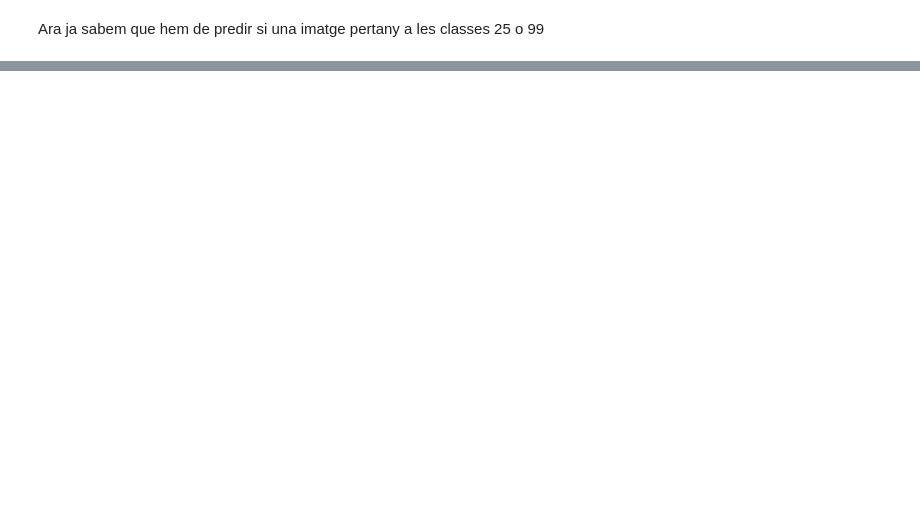
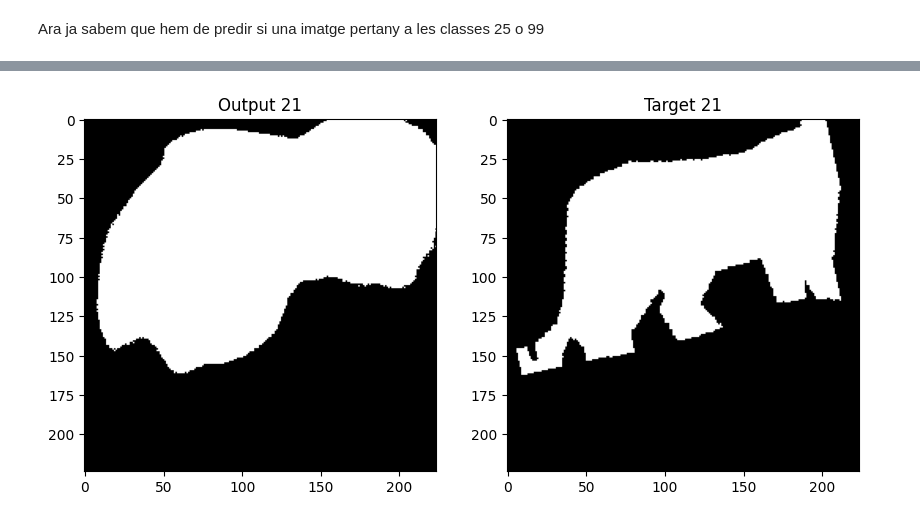
Before and after one commit to enVives/Caltech101, a Jupyter notebook: Caltech101.ipynb, the cells around one changed output, grey strips where cells are left out. Drawn from its saved outputs; the diff is of its cells as text; code cells hidden in the pictures; blank space fills up the shorter version.

```diff
--- a/Caltech101.ipynb
+++ b/Caltech101.ipynb
@@ -704,0 +1031,41 @@ ValueError: unknown is not supported
+# %%
+from IPython.display import clear_output
+
+def visualitza_resultats():
+    test_output_images = test_output.reshape(testing.__len__(), 224, 224)
+    test_target_images = test_target.reshape(testing.__len__(), 224, 224)
+
+    # Set up the figure and axes once
+    fig, axs = plt.subplots(1, 2, figsize=(10, 5))
+
+    # Hide axes for better clarity
+    for ax in axs:
+        ax.axis('off')
+
+    # Loop through the images and update
+    for i in range(testing.__len__()):
+        # Clear the previous output in Colab
+        clear_output(wait=True)
+
+        # Clear the axes
+        axs[0].cla()
+        axs[1].cla()
+
+        # Update the image data for output and target images
+        axs[0].imshow(test_output_images[i], cmap='gray', vmin=0, vmax=1)
+        axs[1].imshow(test_target_images[i], cmap='gray', vmin=0, vmax=1)
+
+        # Set the titles dynamically
+        axs[0].set_title(f"Output {i+1}")
+        axs[1].set_title(f"Target {i+1}")
+
+        # Redraw the plot
+        display(fig)  # Explicitly display the updated figure
+        plt.pause(1)
+
+    # Close the plot window after all images have been shown
+    plt.close(fig)
+# %%
+visualitza_resultats()
+# %% [output]
+[figure, added]
```
Also changed, not shown: parts of 12 cells of this notebook.
